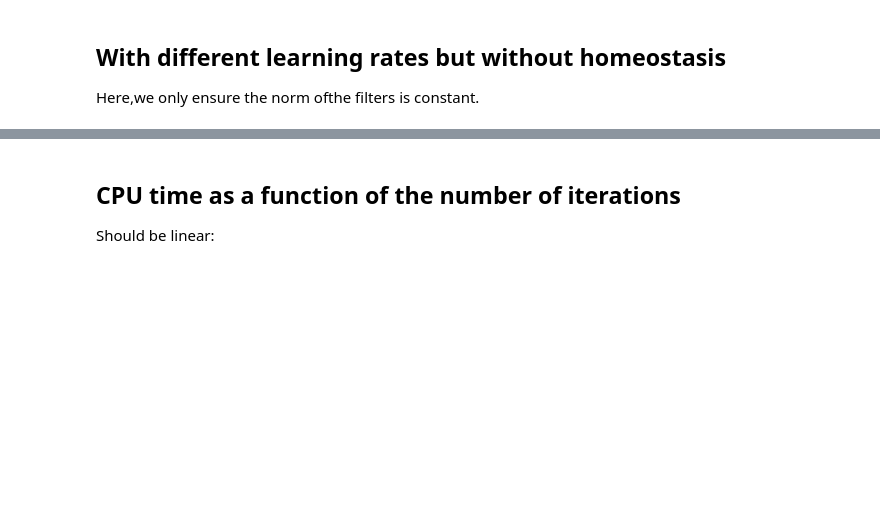
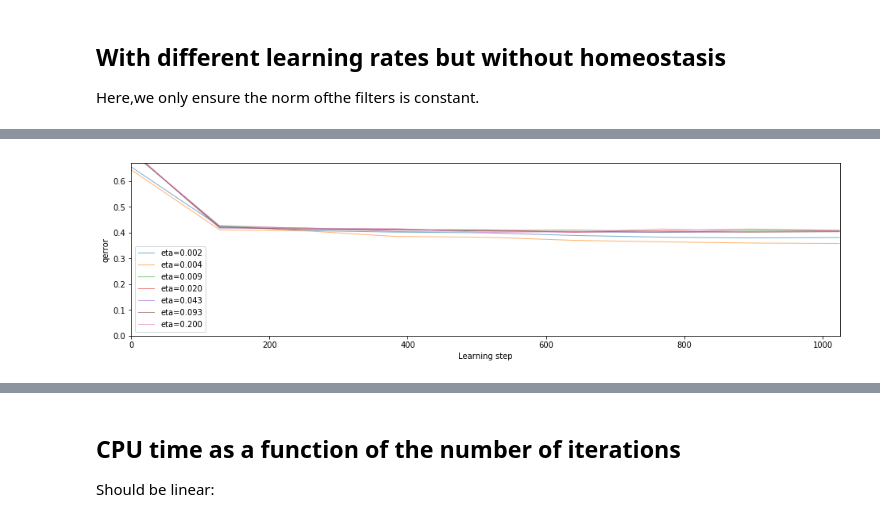
Before and after one commit to bicv/SparseHebbianLearning, a Jupyter notebook: probe/sparsenet-no-homeostasis.ipynb, the cells around one changed output, grey strips where cells are left out. Drawn from its saved outputs; the diff is of its cells as text; code cells hidden in the pictures; blank space fills up the shorter version.

```diff
--- a/probe/sparsenet-no-homeostasis.ipynb
+++ b/probe/sparsenet-no-homeostasis.ipynb
@@ -38,2 +48,4 @@ Here,we only ensure the norm ofthe filters is constant.
 # %%
-fig_error, ax_error = experiments.scan(list_figures=list_figures, display='dynamic')
+fig_error, ax_error = experiments.scan(list_figures=[], display='dynamic')
+# %% [output]
+[figure, added]
```
Also changed, not shown: parts of 6 cells of this notebook, 1 other file.
